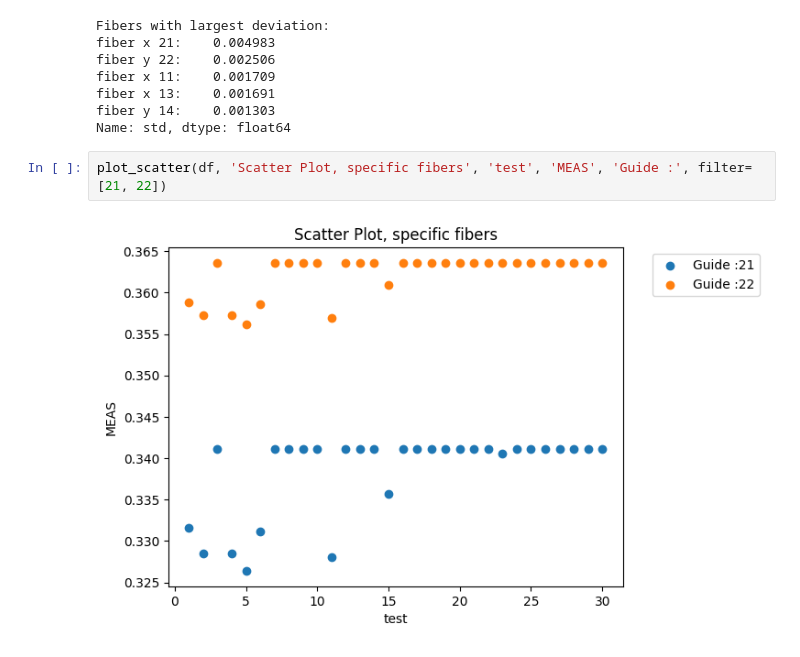
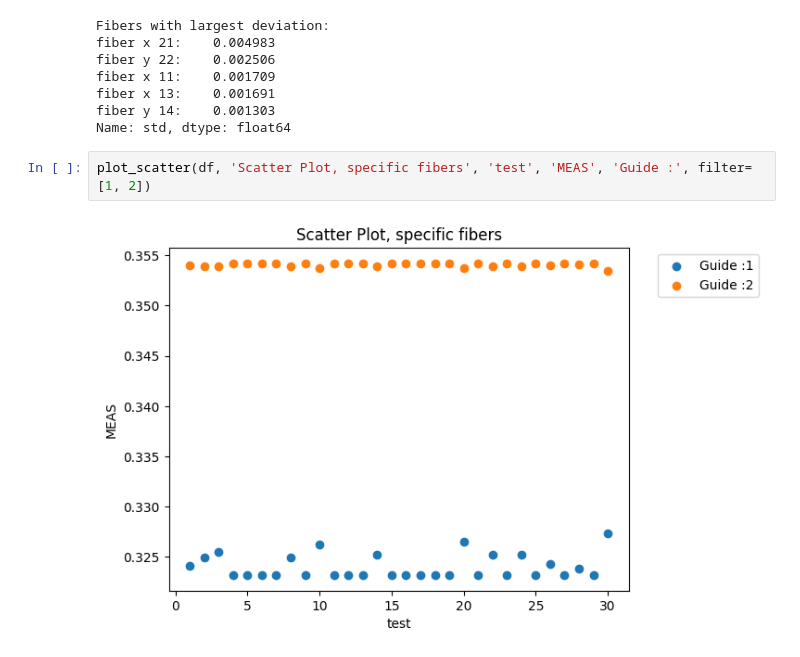
Before and after one commit to LucianoGP95/Python_Eiit_RyR, a Jupyter notebook: RyR_Analyser/notebooks/RyR_EDA.ipynb, the cells around one changed output. Drawn from its saved outputs; the diff is of its cells as text.

```diff
--- a/RyR_Analyser/notebooks/RyR_EDA.ipynb
+++ b/RyR_Analyser/notebooks/RyR_EDA.ipynb
@@ -140,6 +140,6 @@ fiber x 13:    0.001691
 fiber y 14:    0.001303
 Name: std, dtype: float64
 # %%
-plot_scatter(df, 'Scatter Plot, specific fibers', 'test', 'MEAS', 'Guide :', filter=[21, 22])
+plot_scatter(df, 'Scatter Plot, specific fibers', 'test', 'MEAS', 'Guide :', filter=[1, 2])
 # %% [output]
-[figure, old version]
+[figure, new version]
```
Also changed, not shown: 1 other file.
